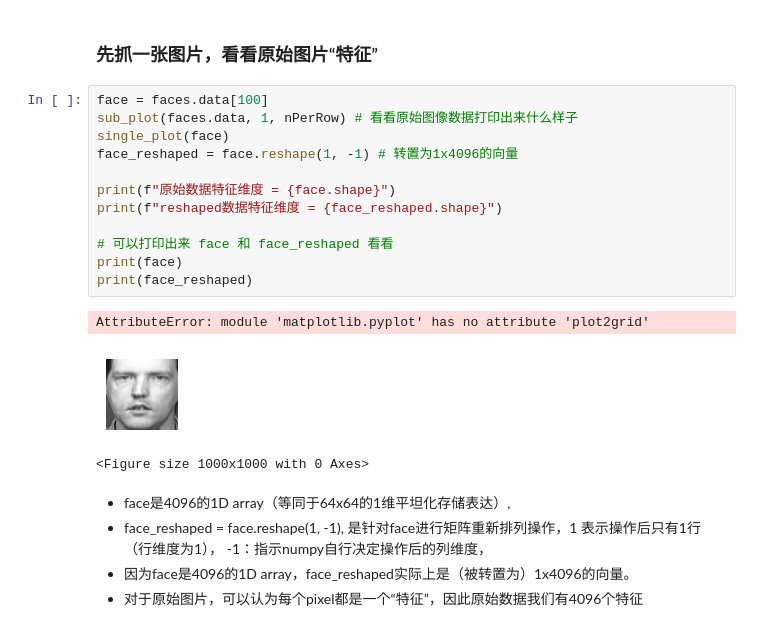
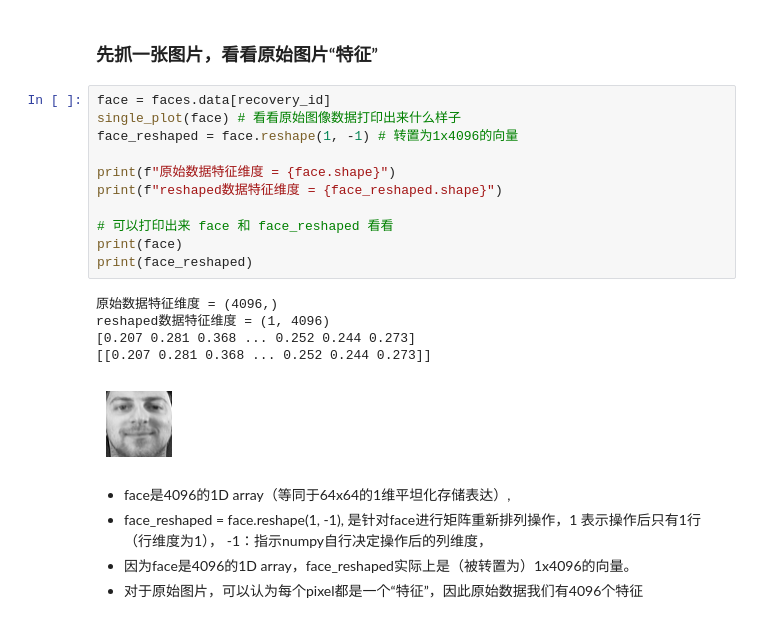
Before and after one commit to LeonMac/notebook, a Jupyter notebook: ai_math/c_10_PCA_SVD.ipynb, the cells around one changed output. Drawn from its saved outputs; the diff is of its cells as text.

```diff
--- a/ai_math/c_10_PCA_SVD.ipynb
+++ b/ai_math/c_10_PCA_SVD.ipynb
@@ -133,21 +133,22 @@ print(feature_similarity)
 # %% [markdown]
 ### 先抓一张图片，看看原始图片“特征”
 # %%
-face = faces.data[100]
-sub_plot(faces.data, 1, nPerRow) # 看看原始图像数据打印出来什么样子
-single_plot(face)
+face = faces.data[recovery_id]
+single_plot(face) # 看看原始图像数据打印出来什么样子
 face_reshaped = face.reshape(1, -1) # 转置为1x4096的向量
 
 print(f"原始数据特征维度 = {face.shape}")
 print(f"reshaped数据特征维度 = {face_reshaped.shape}")
 
 # 可以打印出来 face 和 face_reshaped 看看
 print(face)
 print(face_reshaped)
 # %% [output]
-AttributeError: module 'matplotlib.pyplot' has no attribute 'plot2grid'
+原始数据特征维度 = (4096,)
+reshaped数据特征维度 = (1, 4096)
+[0.207 0.281 0.368 ... 0.252 0.244 0.273]
+[[0.207 0.281 0.368 ... 0.252 0.244 0.273]]
-[figure, old version]
+[figure, new version]
-<Figure size 1000x1000 with 0 Axes>
 # %% [markdown]
 - face是4096的1D array（等同于64x64的1维平坦化存储表达）,
 - face_reshaped = face.reshape(1, -1), 是针对face进行矩阵重新排列操作，1 表示操作后只有1行（行维度为1）， -1：指示numpy自行决定操作后的列维度，
```
Also changed, not shown: parts of 7 cells of this notebook.
